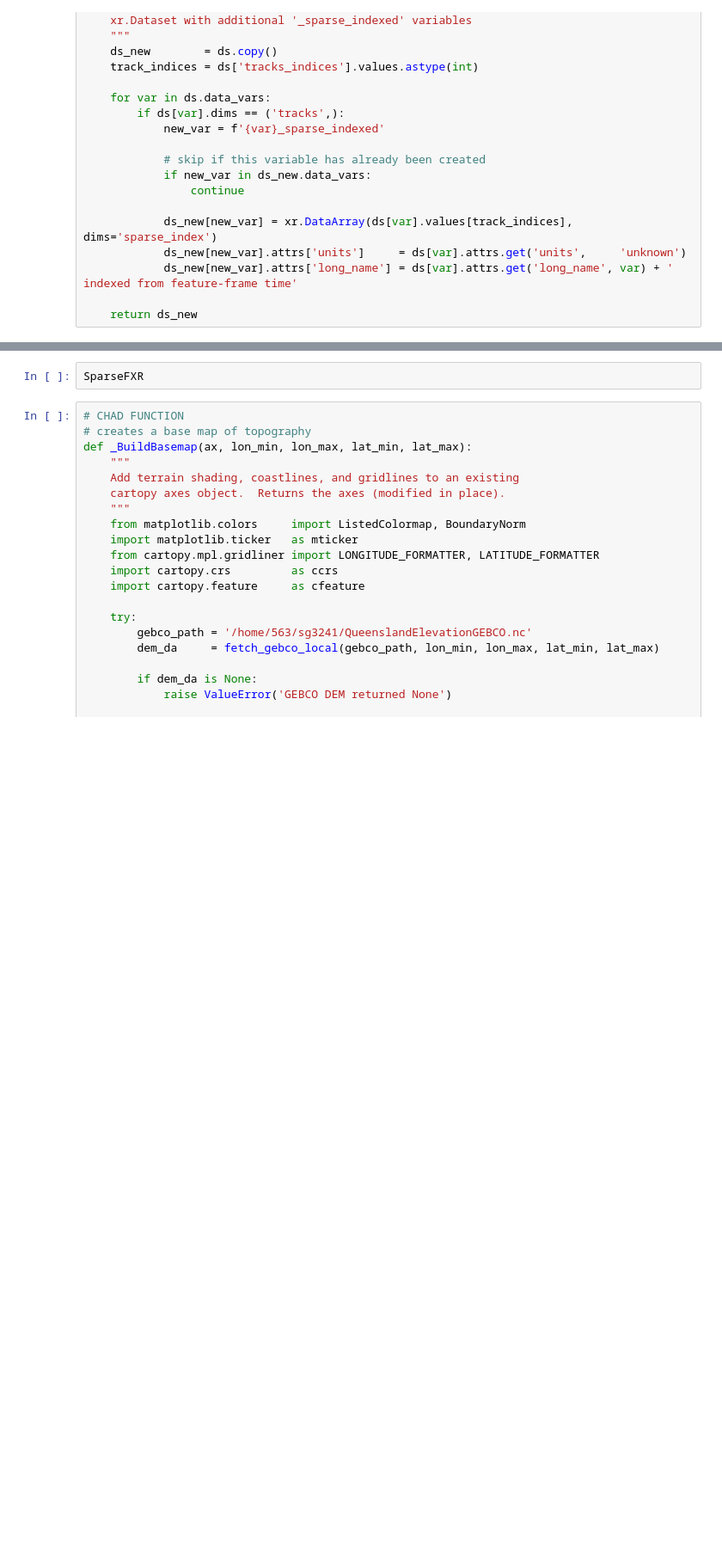
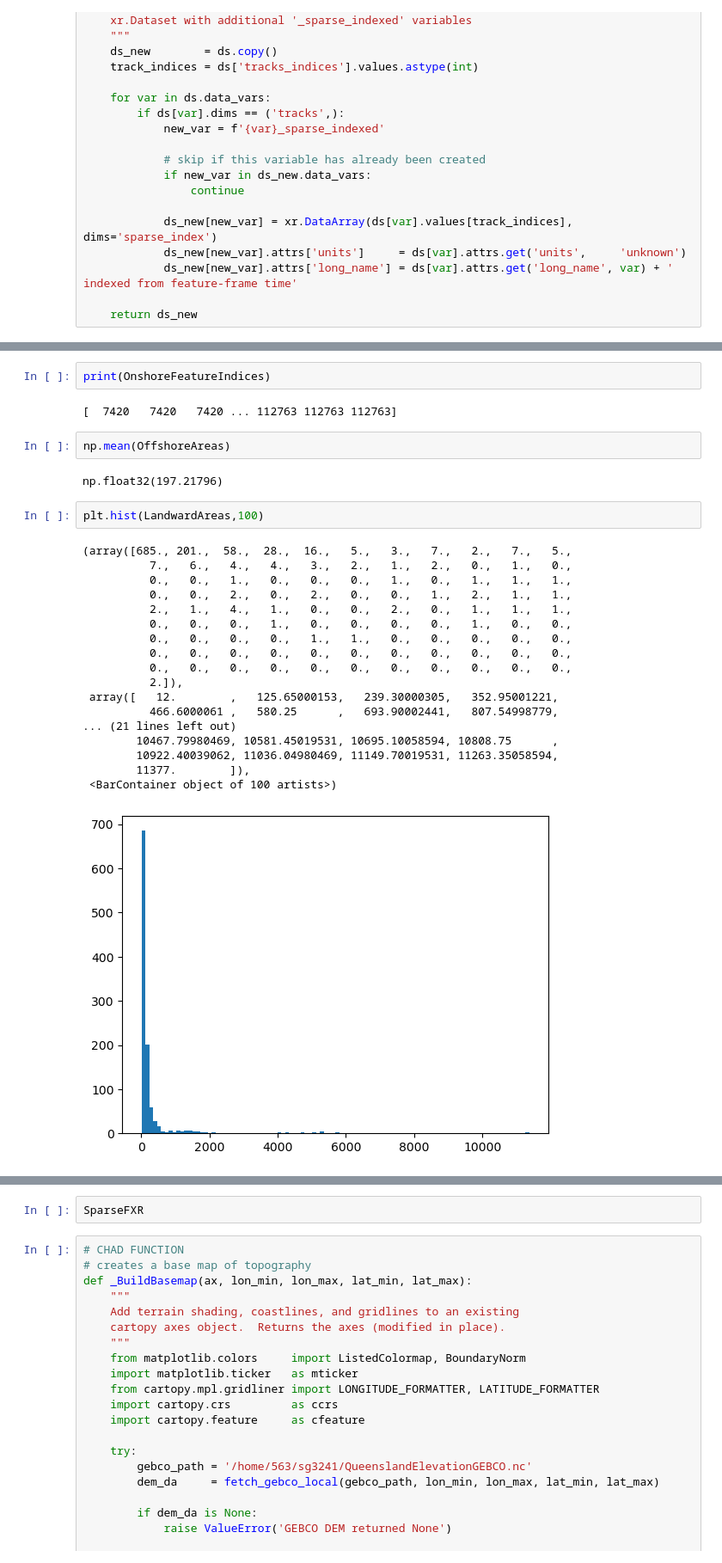
Before and after one commit to SkylerG16/PhD, a Jupyter notebook: MassFeatureStatTimeChunks.ipynb, the cells around one changed output, grey strips where cells are left out. Shown at 86% size. Saved outputs shown, nothing was run; the diff lists cells and outputs as text; blank space fills up the shorter version.

```diff
--- a/MassFeatureStatTimeChunks.ipynb
+++ b/MassFeatureStatTimeChunks.ipynb
@@ -285,0 +702,29 @@ SparseFXR['base_time_index'].attrs['long_name'] = 'number of 5-minute frames int
+# %%
+print(OnshoreFeatureIndices)
+# %% [output]
+[  7420   7420   7420 ... 112763 112763 112763]
+# %%
+np.mean(OffshoreAreas)
+# %% [output]
+np.float32(197.21796)
+# %%
+plt.hist(LandwardAreas,100)
+# %% [output]
+(array([685., 201.,  58.,  28.,  16.,   5.,   3.,   7.,   2.,   7.,   5.,
+          7.,   6.,   4.,   4.,   3.,   2.,   1.,   2.,   0.,   1.,   0.,
+          0.,   0.,   1.,   0.,   0.,   0.,   1.,   0.,   1.,   1.,   1.,
+          0.,   0.,   2.,   0.,   2.,   0.,   0.,   1.,   2.,   1.,   1.,
+          2.,   1.,   4.,   1.,   0.,   0.,   2.,   0.,   1.,   1.,   1.,
+          0.,   0.,   0.,   1.,   0.,   0.,   0.,   0.,   1.,   0.,   0.,
+          0.,   0.,   0.,   0.,   1.,   1.,   0.,   0.,   0.,   0.,   0.,
+          0.,   0.,   0.,   0.,   0.,   0.,   0.,   0.,   0.,   0.,   0.,
+          0.,   0.,   0.,   0.,   0.,   0.,   0.,   0.,   0.,   0.,   0.,
+          2.]),
+ array([   12.        ,   125.65000153,   239.30000305,   352.95001221,
+          466.6000061 ,   580.25      ,   693.90002441,   807.54998779,
+... (21 lines left out)
+        10467.79980469, 10581.45019531, 10695.10058594, 10808.75      ,
+        10922.40039062, 11036.04980469, 11149.70019531, 11263.35058594,
+        11377.        ]),
+ <BarContainer object of 100 artists>)
+[figure, added]
```
Also changed, not shown: parts of 17 cells of this notebook.
